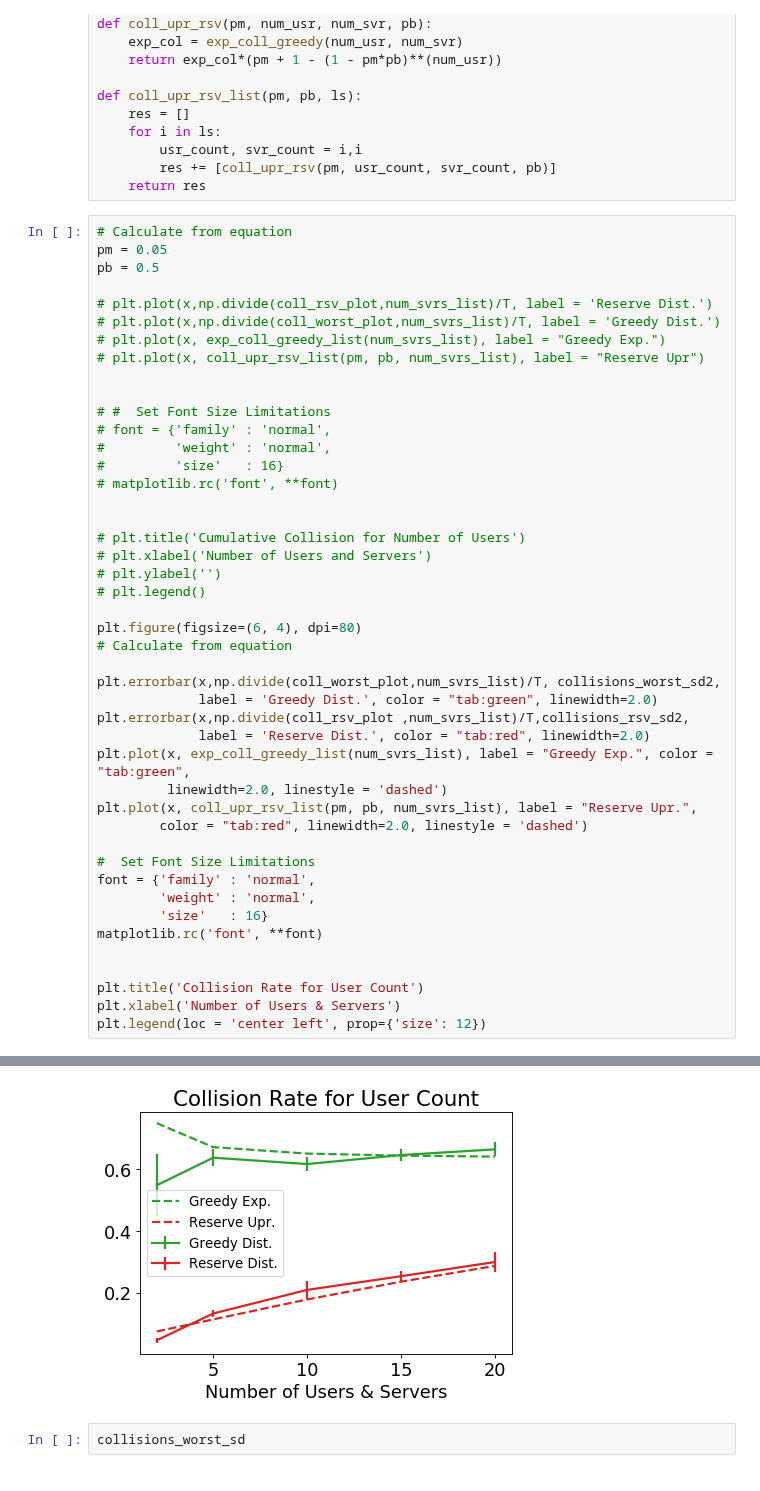
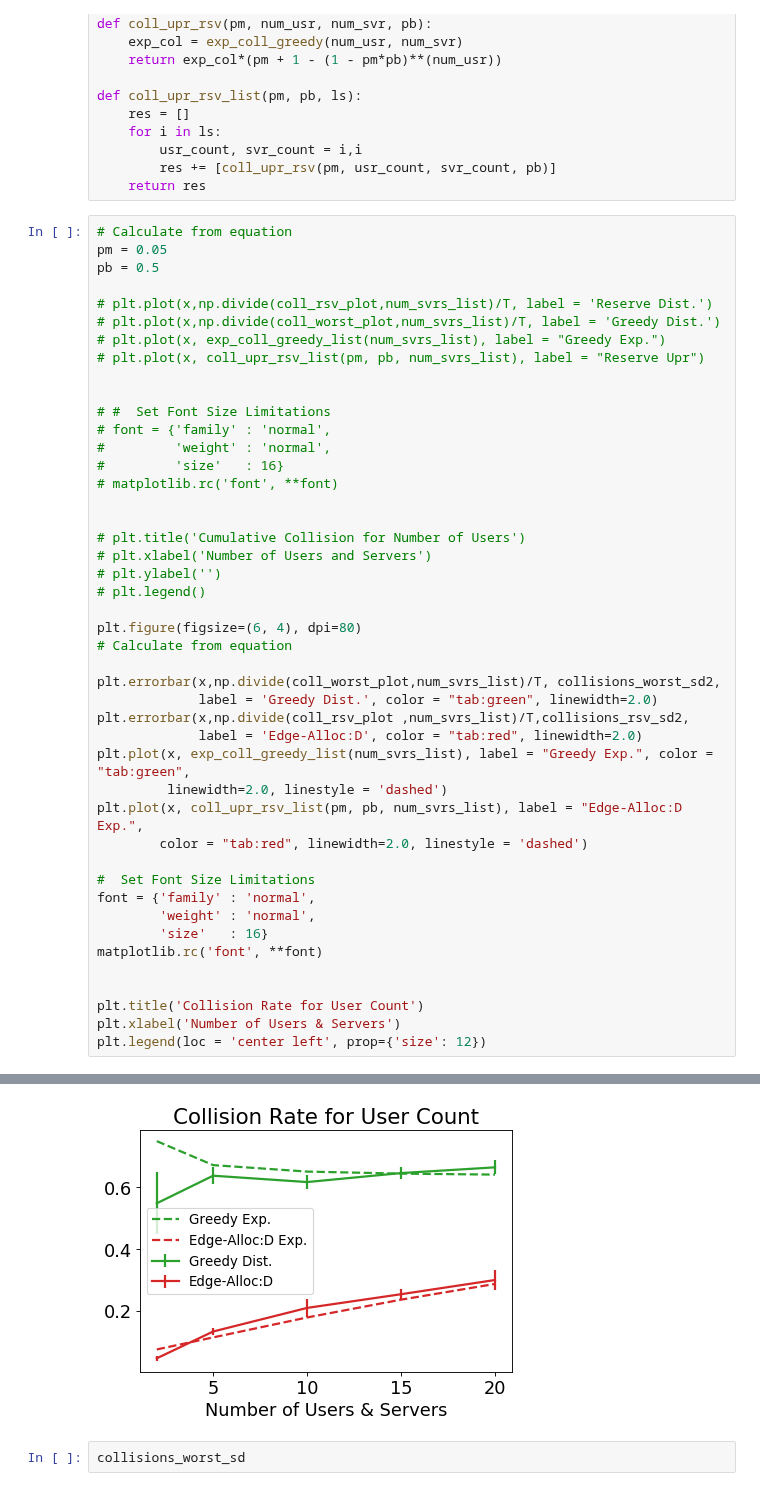
Before and after one commit to tj-kim/DistMEC, a Jupyter notebook: experiments/22_07_24 Exp7 Collisions for Number User .ipynb, the cells around one changed output, grey strips where cells are left out. Saved outputs shown, nothing was run; the diff lists cells and outputs as text.

```diff
--- a/experiments/22_07_24 Exp7 Collisions for Number User .ipynb
+++ b/experiments/22_07_24 Exp7 Collisions for Number User .ipynb
@@ -414,10 +414,10 @@ plt.figure(figsize=(6, 4), dpi=80)
 plt.errorbar(x,np.divide(coll_worst_plot,num_svrs_list)/T, collisions_worst_sd2,
              label = 'Greedy Dist.', color = "tab:green", linewidth=2.0)
 plt.errorbar(x,np.divide(coll_rsv_plot ,num_svrs_list)/T,collisions_rsv_sd2,
-             label = 'Reserve Dist.', color = "tab:red", linewidth=2.0)
+             label = 'Edge-Alloc:D', color = "tab:red", linewidth=2.0)
 plt.plot(x, exp_coll_greedy_list(num_svrs_list), label = "Greedy Exp.", color = "tab:green",
          linewidth=2.0, linestyle = 'dashed')
-plt.plot(x, coll_upr_rsv_list(pm, pb, num_svrs_list), label = "Reserve Upr.",
+plt.plot(x, coll_upr_rsv_list(pm, pb, num_svrs_list), label = "Edge-Alloc:D Exp.",
         color = "tab:red", linewidth=2.0, linestyle = 'dashed')
 
 #  Set Font Size Limitations
@@ -435,4 +437,4 @@ plt.legend(loc = 'center left', prop={'size': 12})
-[figure, old version]
+[figure, new version]
 # %%
 collisions_worst_sd
 # %% [output]
```
Also changed, not shown: parts of 1 cell of this notebook, 4 other files.
